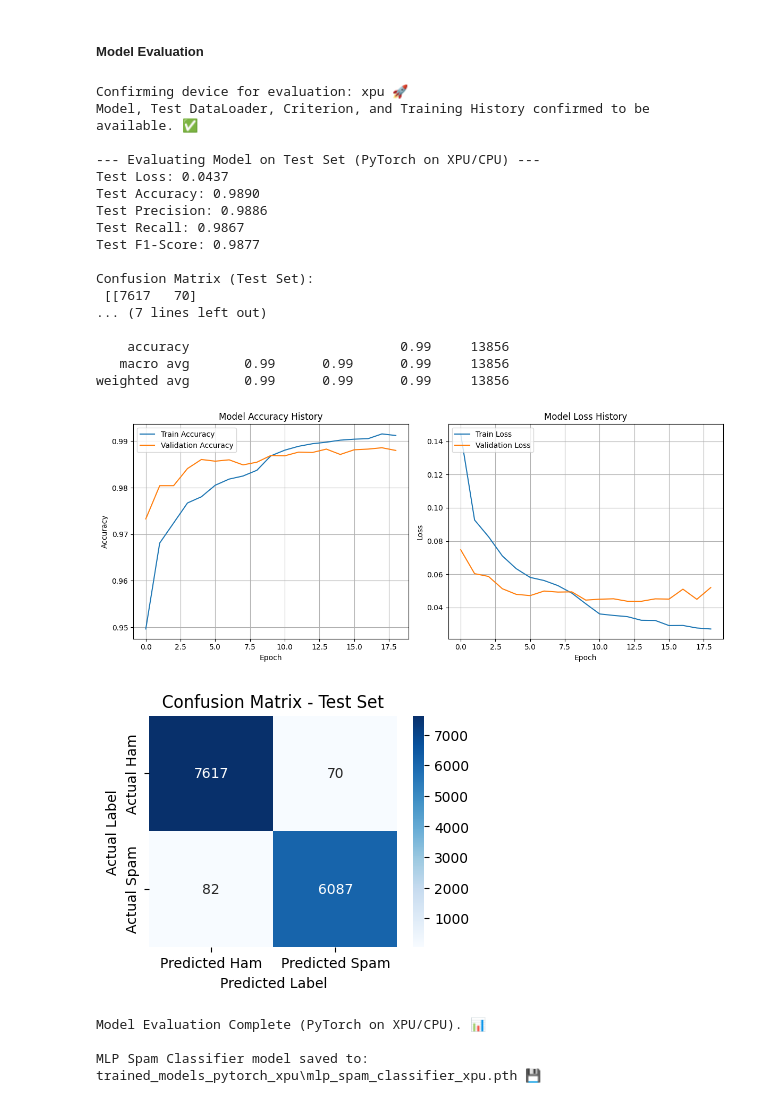
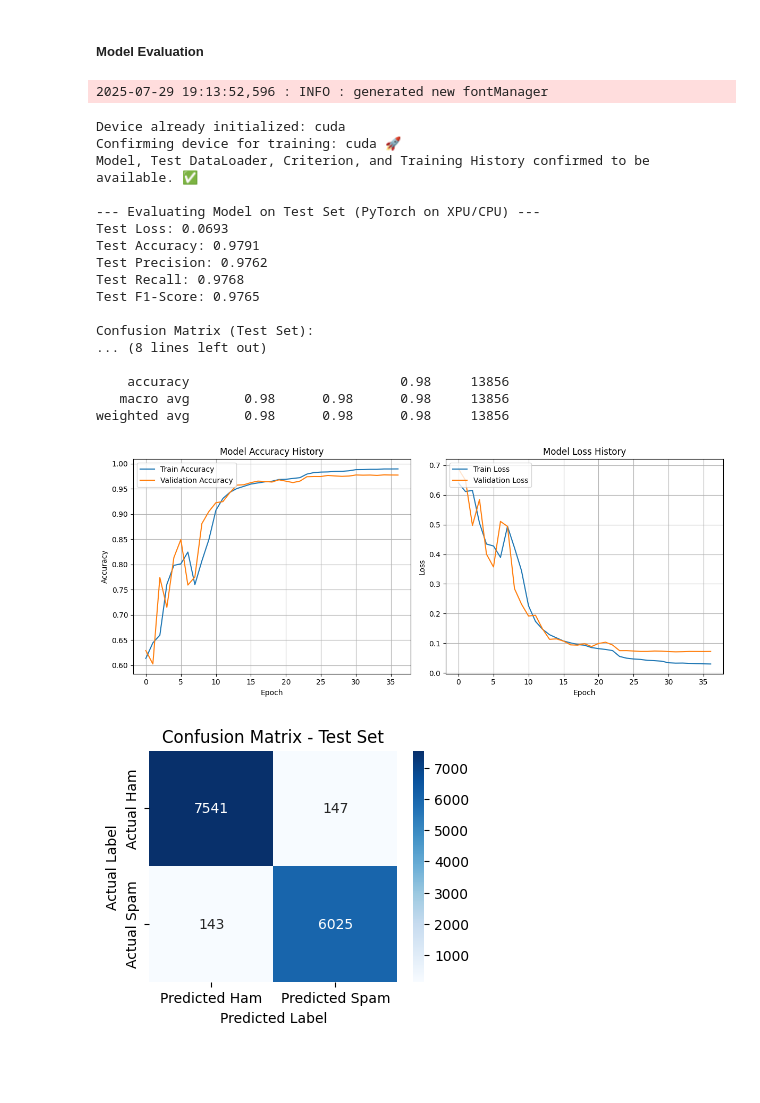
Before and after one commit to dipankar-majumder/spam-classifier, a Jupyter notebook: Spam Classification using FastText and BiLSTM [PyTorch].ipynb, the cells around one changed output. Cells and saved outputs as stored; diff of their text form; code cells hidden in the pictures; blank space fills up the shorter version.

```diff
--- a/Spam Classification using FastText and BiLSTM [PyTorch].ipynb
+++ b/Spam Classification using FastText and BiLSTM [PyTorch].ipynb
@@ -547,6 +554,8 @@ Data splitting into PyTorch Tensors and DataLoaders complete (XPU/IPEX Ready for
 import torch
 import torch.nn as nn
 import torch.nn.functional as F
+
+import torch
 
 # --- Intel Extension for PyTorch (IPEX) and Device Configuration ---
 try:
@@ -556,12 +565,16 @@ except ImportError:
     _IPEX_AVAILABLE = False
     print("Warning: intel_extension_for_pytorch not found. XPU acceleration will not be available.")
 
+# Device selection priority: Intel XPU > CUDA > CPU
 if _IPEX_AVAILABLE and hasattr(torch, 'xpu') and torch.xpu.is_available():
     device = torch.device("xpu")
     print(f"Intel Extension for PyTorch (IPEX) imported. Using Intel XPU (GPU) for training. Device: {device} 🚀")
+elif torch.cuda.is_available():
+    device = torch.device("cuda")
+    print(f"NVIDIA CUDA GPU is available. Using CUDA for training. Device: {device} ⚡")
 else:
     device = torch.device("cpu")
-    print("Intel XPU (GPU) not available or IPEX not loaded. Falling back to CPU. ⚠️")
+    print("No GPU available (Intel XPU or CUDA). Falling back to CPU. ⚠️")
 
 
 # --- Define the Bidirectional LSTM (BiLSTM) Classifier Model ---
@@ -707,20 +721,30 @@ from torch.utils.data import DataLoader, TensorDataset
 import os
 
 # --- IPEX and Device Configuration (Assumed from Model Building Block) ---
+import torch
+
 try:
     import intel_extension_for_pytorch as ipex
     _IPEX_AVAILABLE = True
 except ImportError:
     _IPEX_AVAILABLE = False
 
-if 'device' not in locals(): # Defensive check if running block out of sequence
+# Defensive check: define device only if not already defined
+if 'device' not in locals():
     if _IPEX_AVAILABLE and hasattr(torch, 'xpu') and torch.xpu.is_available():
         device = torch.device("xpu")
+        print(f"Using Intel XPU via IPEX for training. Device: {device} 🚀")
+    elif torch.cuda.is_available():
+        device = torch.device("cuda")
+        print(f"Using NVIDIA CUDA for training. Device: {device} ⚡")
     else:
         device = torch.device("cpu")
-    print(f"Device was not found, re-initializing to: {device} ⚠️")
+        print("No GPU available. Falling back to CPU. ⚠️")
+else:
+    print(f"Device already initialized: {device}")
 
 print(f"Confirming device for training: {device} 🚀")
+
 
 # --- IMPORTANT: Model and DataLoaders (Assumed from previous blocks) ---
 # This block assumes:
@@ -876,20 +906,30 @@ import matplotlib.pyplot as plt
 import seaborn as sns
 
 # --- IPEX and Device Configuration (Assumed from Model Building Block) ---
+import torch
+
 try:
     import intel_extension_for_pytorch as ipex
     _IPEX_AVAILABLE = True
 except ImportError:
     _IPEX_AVAILABLE = False
 
-if 'device' not in locals(): # Defensive check if running block out of sequence
+# Defensive check: define device only if not already defined
+if 'device' not in locals():
     if _IPEX_AVAILABLE and hasattr(torch, 'xpu') and torch.xpu.is_available():
         device = torch.device("xpu")
+        print(f"Using Intel XPU via IPEX for training. Device: {device} 🚀")
+    elif torch.cuda.is_available():
+        device = torch.device("cuda")
+        print(f"Using NVIDIA CUDA for training. Device: {device} ⚡")
     else:
         device = torch.device("cpu")
-    print(f"Device was not found, re-initializing to: {device} ⚠️")
+        print("No GPU available. Falling back to CPU. ⚠️")
+else:
+    print(f"Device already initialized: {device}")
 
-print(f"Confirming device for evaluation: {device} 🚀")
+print(f"Confirming device for training: {device} 🚀")
+
 
 # --- IMPORTANT: Model and DataLoaders (Assumed from previous blocks) ---
 # This block assumes:
@@ -992,52 +1032,50 @@ plt.figure(figsize=(4, 3))
 sns.heatmap(conf_matrix, annot=True, fmt='d', cmap='Blues',
             xticklabels=['Predicted Ham', 'Predicted Spam'],
             yticklabels=['Actual Ham', 'Actual Spam'])
 plt.title('Confusion Matrix - Test Set')
 plt.ylabel('Actual Label')
 plt.xlabel('Predicted Label')
 plt.show()
 
 print("\nModel Evaluation Complete (PyTorch on XPU/CPU). 📊")
 
 # -----------------------------------------------------------------------------
 ## Save the Trained PyTorch Model
 # -----------------------------------------------------------------------------
 MODEL_SAVE_DIR = 'trained_models_pytorch_xpu'
 os.makedirs(MODEL_SAVE_DIR, exist_ok=True)
 # Save the model's state_dict (recommended way to save PyTorch models)
 # This saves only the learned parameters, not the model architecture.
 # To load, you'll need to re-instantiate BiLSTMSpamClassifier and then load this state_dict.
 # --- MODIFICATION HERE: Update filename for BiLSTM ---
 PYTORCH_MODEL_SAVE_PATH = os.path.join(MODEL_SAVE_DIR, 'bilstm_spam_classifier_xpu.pth')
 # ----------------------------------------------------
 
 try:
     model.cpu() # Move model to CPU before saving for broader compatibility
     torch.save(model.state_dict(), PYTORCH_MODEL_SAVE_PATH)
     print(f"\nBiLSTM Spam Classifier model saved to: {PYTORCH_MODEL_SAVE_PATH} 💾")
     model.to(device) # Move model back to device if you intend to use it further
 except Exception as e:
     print(f"Error saving PyTorch model: {e} ❌")
 # %% [output]
-Confirming device for evaluation: xpu 🚀
-Model, Test DataLoader, Criterion, and Training History confirmed to be available. ✅
-
---- Evaluating Model on Test Set (PyTorch on XPU/CPU) ---
-Test Loss: 0.0437
-Test Accuracy: 0.9890
-Test Precision: 0.9886
-Test Recall: 0.9867
-Test F1-Score: 0.9877
-
-Confusion Matrix (Test Set):
- [[7617   70]
-... (7 lines left out)
-
-    accuracy                           0.99     13856
-   macro avg       0.99      0.99      0.99     13856
-weighted avg       0.99      0.99      0.99     13856
+2025-07-29 19:13:52,596 : INFO : generated new fontManager
+Device already initialized: cuda
+Confirming device for training: cuda 🚀
+Model, Test DataLoader, Criterion, and Training History confirmed to be available. ✅
+
+--- Evaluating Model on Test Set (PyTorch on XPU/CPU) ---
+Test Loss: 0.0693
+Test Accuracy: 0.9791
+Test Precision: 0.9762
+Test Recall: 0.9768
+Test F1-Score: 0.9765
+
+Confusion Matrix (Test Set):
+... (8 lines left out)
+
+    accuracy                           0.98     13856
+   macro avg       0.98      0.98      0.98     13856
+weighted avg       0.98      0.98      0.98     13856
-[figure, old version]
+[figure, new version]
-[figure, old version]
+[figure, new version]
-Model Evaluation Complete (PyTorch on XPU/CPU). 📊
-
-MLP Spam Classifier model saved to: trained_models_pytorch_xpu\mlp_spam_classifier_xpu.pth 💾
```
Also changed, not shown: parts of 6 cells of this notebook.
